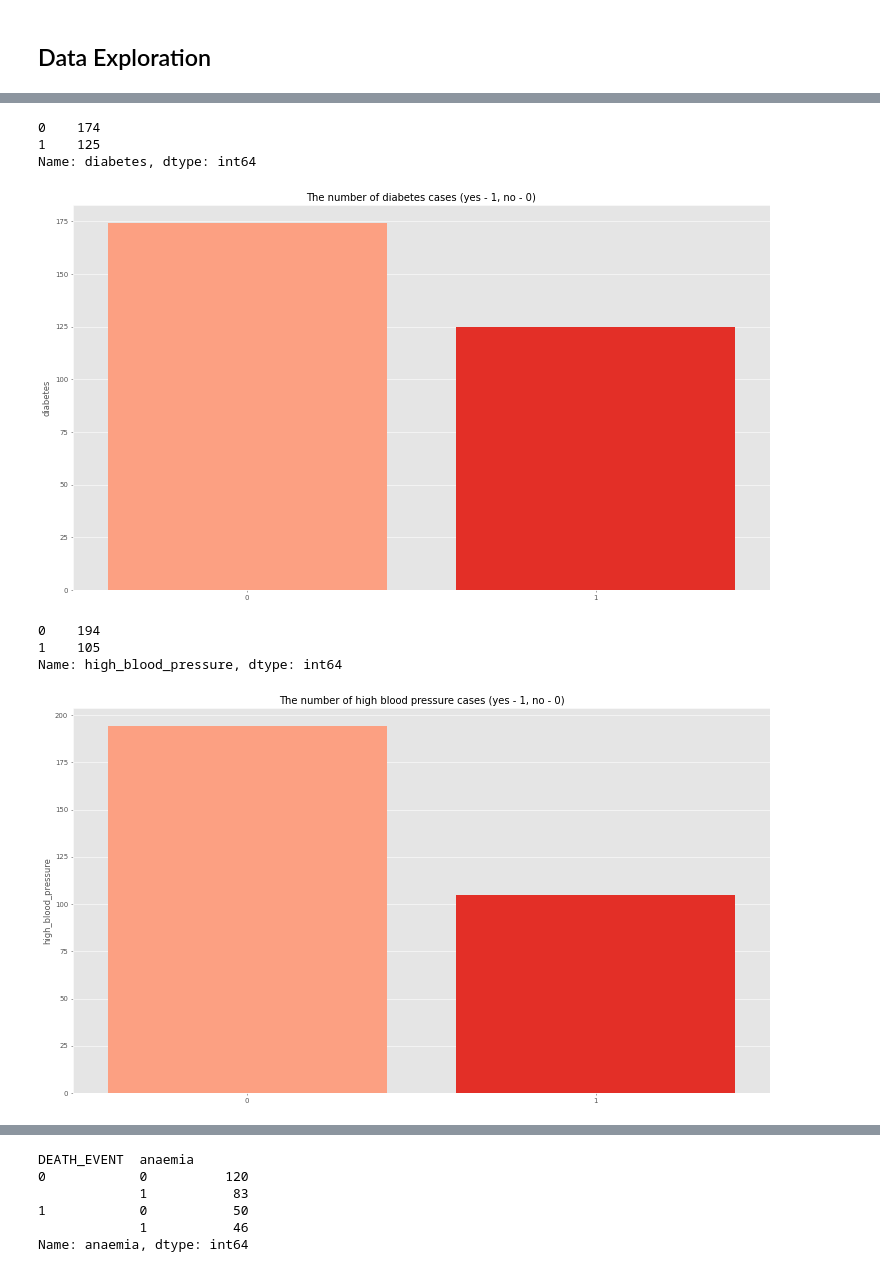
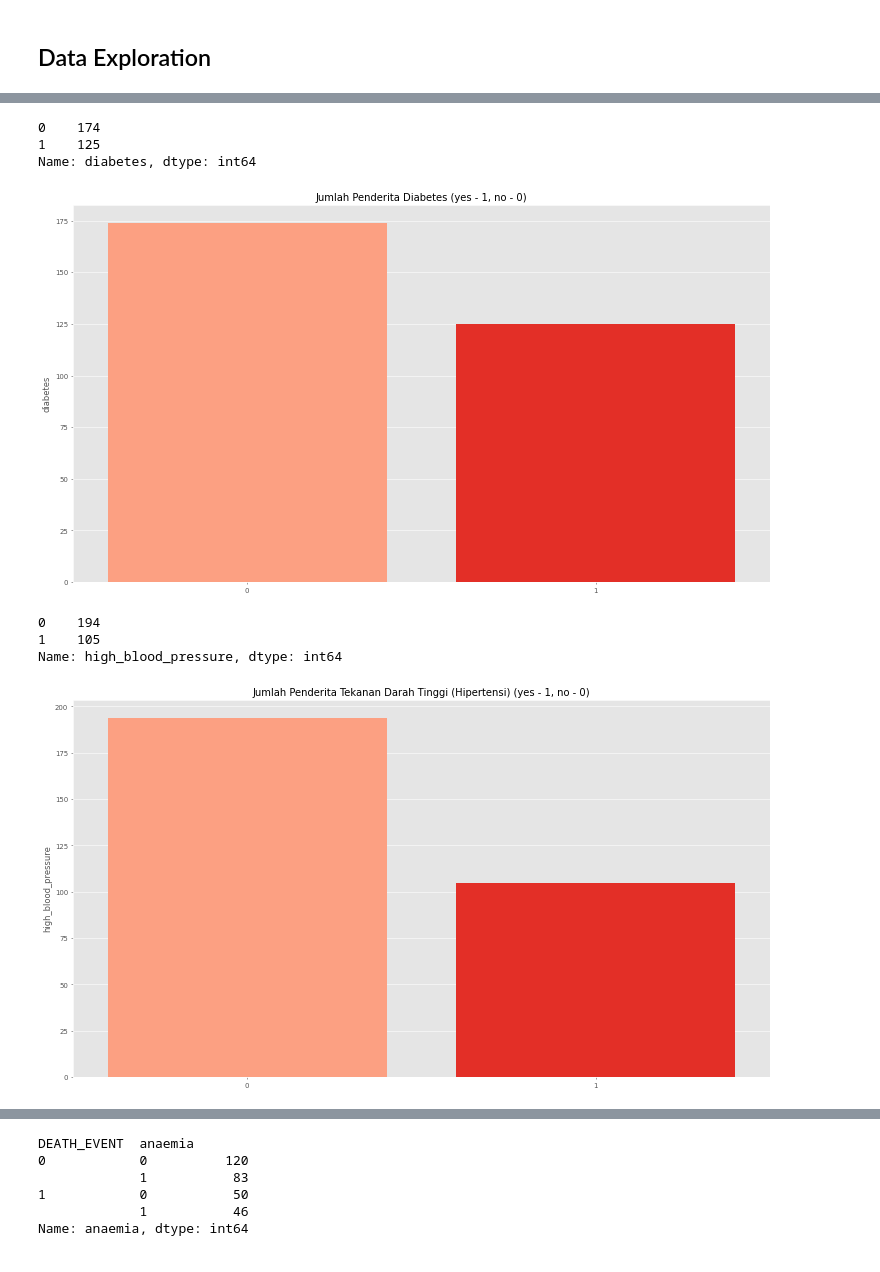
Before and after one commit to JonathanAdi7/Final-Project_Kelompok4, a Jupyter notebook: PYTN_KampusMerdeka_fp3_Kelompok 4 .ipynb, the cells around one changed output, grey strips where cells are left out. Saved outputs shown, nothing was run; the diff lists cells and outputs as text; code cells hidden in the pictures.

```diff
--- a/PYTN_KampusMerdeka_fp3_Kelompok 4 .ipynb
+++ b/PYTN_KampusMerdeka_fp3_Kelompok 4 .ipynb
@@ -33,8 +32,8 @@ mpl.style.use(['ggplot'])
 # %% [markdown]
 ## Data Loading
 # %%
-# data = pd.read_csv('C:/Kuliah/Studi Independen/heart_failure.csv')
-data = pd.read_csv('E:/Cool Yeah/Hacktiv8/Final-Project_Kelompok4/Data/heart_failure.csv')
+ data = pd.read_csv('C:/Kuliah/Studi Independen/heart_failure.csv')
+#data = pd.read_csv('E:/Cool Yeah/Hacktiv8/Final-Project_Kelompok4/Data/heart_failure.csv')
 # %% [markdown]
 Memanggil bagian kepala data.
 # %%
@@ -365,16 +355,16 @@ Name: anaemia, dtype: int64
 # %%
 print(data["diabetes"].value_counts())
 plt.figure(figsize = (18, 10), dpi = 50, edgecolor = "black")
 
 sns.barplot(x = data["diabetes"].value_counts().index,
             y = data["diabetes"].value_counts(),
             data = data, palette = "Reds",
-            saturation = 1).set(title = "The number of diabetes cases (yes - 1, no - 0)");
+            saturation = 1).set(title = "Jumlah Penderita Diabetes (yes - 1, no - 0)");
 # %% [output]
 0    174
 1    125
 Name: diabetes, dtype: int64
-[figure, old version]
+[figure, new version]
 # %%
 print(data["high_blood_pressure"].value_counts())
 plt.figure(figsize = (18, 10), dpi = 50, edgecolor = "black")
@@ -382,9 +372,9 @@ plt.figure(figsize = (18, 10), dpi = 50, edgecolor = "black")
 sns.barplot(x = data["high_blood_pressure"].value_counts().index,
             y = data["high_blood_pressure"].value_counts(),
             data = data, palette = "Reds",
-            saturation = 1).set(title = "The number of high blood pressure cases (yes - 1, no - 0)");
+            saturation = 1).set(title = "Jumlah Penderita Tekanan Darah Tinggi (Hipertensi) (yes - 1, no - 0)");
 # %% [output]
 0    194
 1    105
 Name: high_blood_pressure, dtype: int64
-[figure, old version]
+[figure, new version]
```
Also changed, not shown: parts of 60 cells of this notebook.
